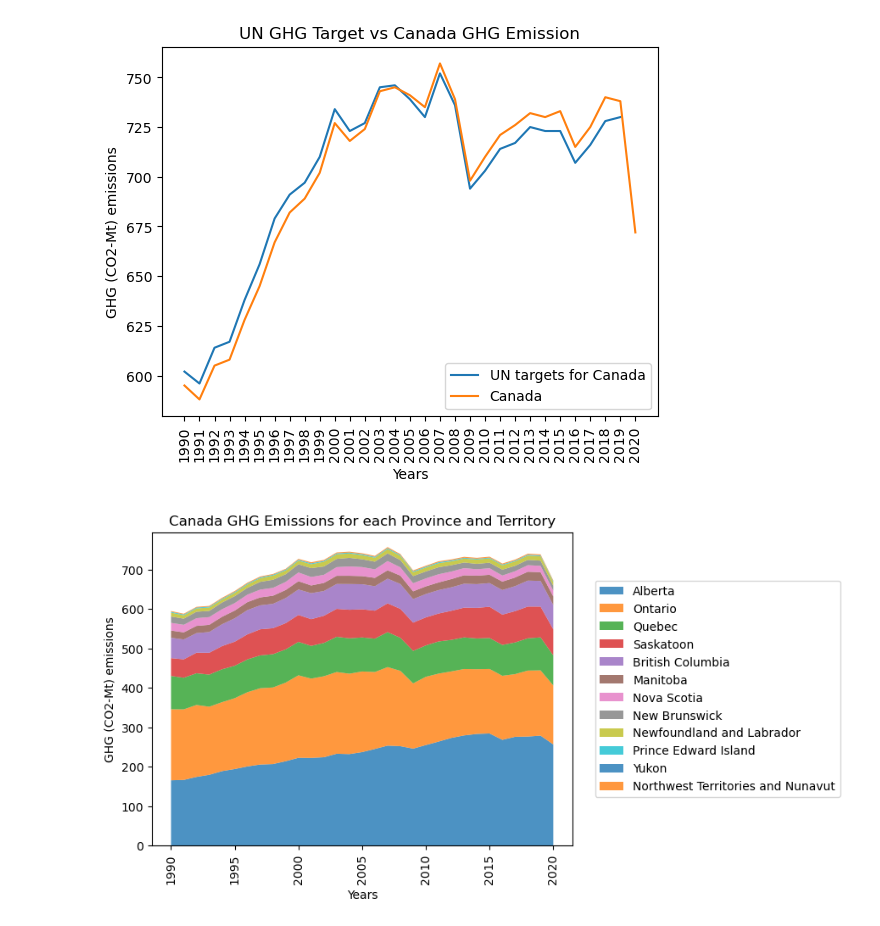
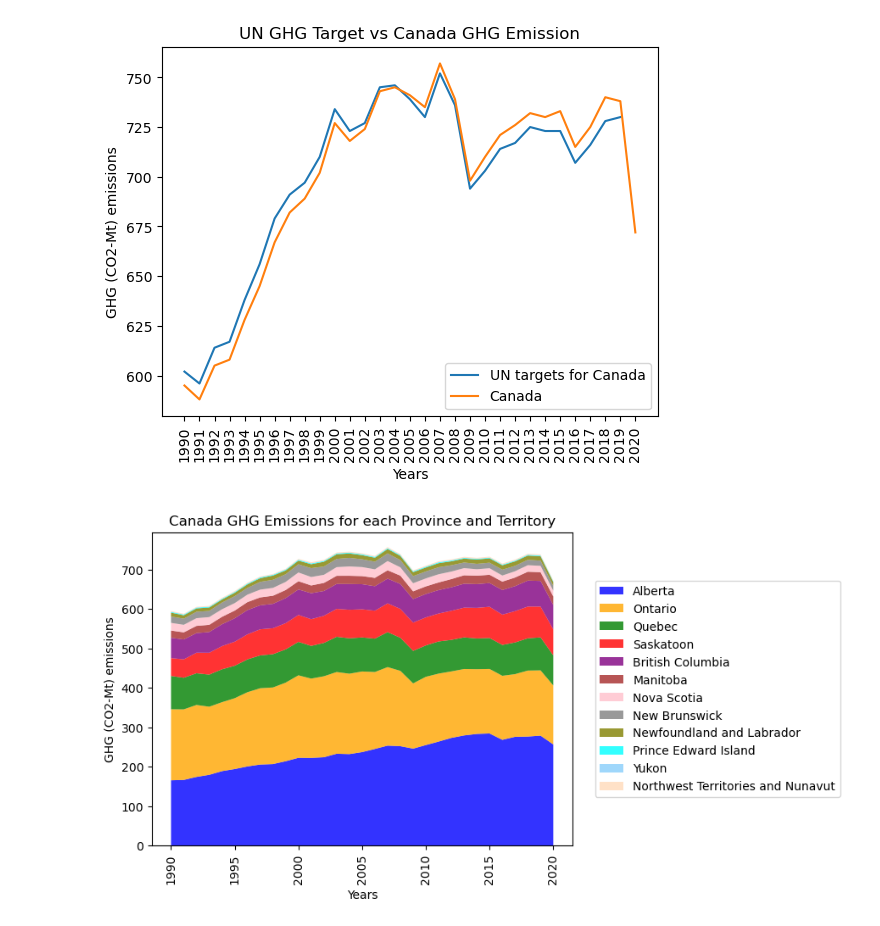
Before and after one commit to fabiomarcullo/Project_1_Climate_Action_Goals, a Jupyter notebook: Project_Sustainability_Data.ipynb, the cells around one changed output. Saved outputs shown, nothing was run; the diff lists cells and outputs as text; code cells hidden in the pictures.

```diff
--- a/Project_Sustainability_Data.ipynb
+++ b/Project_Sustainability_Data.ipynb
@@ -287,35 +291,36 @@ nwt_nvt_ghg_fin = nwtnvt_df.rename(columns = {'CO2eq' : "Northwest Territories a
 #merging dataset
 prvterghg1 = ab_ghg_fin.merge(bc_ghg_fin, on = 'Year', how = 'left')
 prvterghg2 = prvterghg1.merge(mn_ghg_fin, on = 'Year', how = 'left')
 prvterghg3 = prvterghg2.merge(nb_ghg_fin, on = 'Year', how = 'left')
 prvterghg4 = prvterghg3.merge(nfl_ghg_fin, on = 'Year', how = 'left')
 prvterghg5 = prvterghg4.merge(ns_ghg_fin, on = 'Year', how = 'left')
 prvterghg6 = prvterghg5.merge(on_ghg_fin, on = 'Year', how = 'left')
 prvterghg7 = prvterghg6.merge(pei_ghg_fin, on = 'Year', how = 'left')
 prvterghg8 = prvterghg7.merge(qc_ghg_fin, on = 'Year', how = 'left')
 prvterghg9 = prvterghg8.merge(ssk_ghg_fin, on = 'Year', how = 'left')
 prvterghg10 = prvterghg9.merge(yuk_ghg_fin, on = 'Year', how = 'left')
 prv_ter_ghg = prvterghg10.merge(nwt_nvt_ghg_fin, on = 'Year', how = 'left')
 
 #plotting
 prv_ter_ghg_df = prv_ter_ghg[['Alberta', 'Ontario', 'Quebec', 'Saskatoon', 'British Columbia', 'Manitoba', 'Nova Scotia',
                             'New Brunswick', 'Newfoundland and Labrador', 'Prince Edward Island', 'Yukon',
                            'Northwest Territories and Nunavut']].astype(float)
 prv_ter_ghg_dict = prv_ter_ghg_df.to_dict('list')
 
 prv_ter_ghg_years = prv_ter_ghg['Year']
 
 fig, ax = plt.subplots()
-ax.stackplot(prv_ter_ghg_years, prv_ter_ghg_dict.values(), labels = prv_ter_ghg_dict.keys(), alpha = 0.8)
+ax.stackplot(prv_ter_ghg_years, prv_ter_ghg_dict.values(), labels = prv_ter_ghg_dict.keys(), alpha = 0.8, colors = ['blue', 'orange', 'green', 'red', 'purple', 'brown', 'pink', 'gray',
+             'olive', 'cyan', 'lightskyblue', 'peachpuff'])
 ax.legend(bbox_to_anchor = (1.04, 0.5), loc = "center left")
 plt.xticks(rotation = 90)
 plt.ylabel('GHG (CO2-Mt) emissions')
 plt.xlabel('Years')
 plt.title('Canada GHG Emissions for each Province and Territory')
 plt.savefig('Images/ghgpercanprovandteri_stackplt.png', bbox_inches='tight')
 plt.show()
 # %% [output]
-[figure, old version]
+[figure, new version]
 # %%
 #AB's, ON's, and QC's GHG emission per industry (Oil and Gas, Electricity, and Transportation)
 
```
Also changed, not shown: parts of 3 cells of this notebook, 5 other files.
